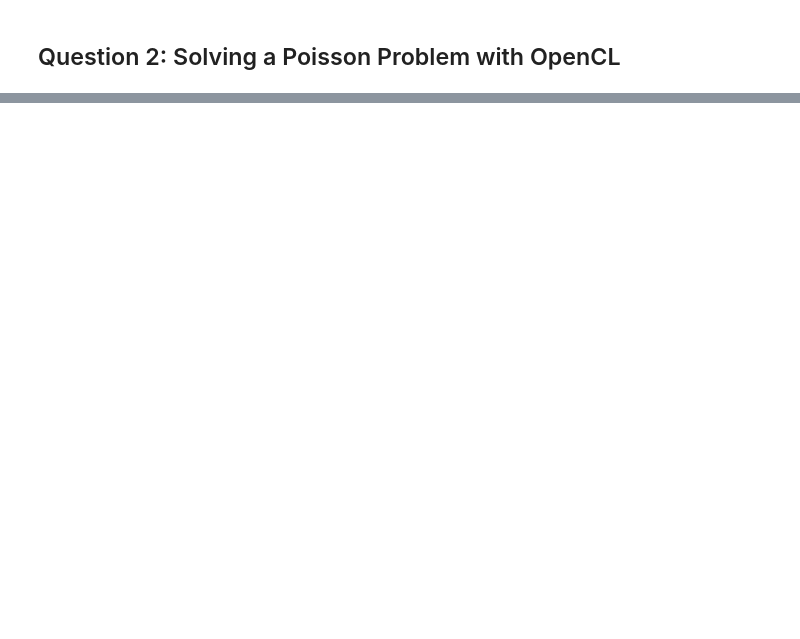
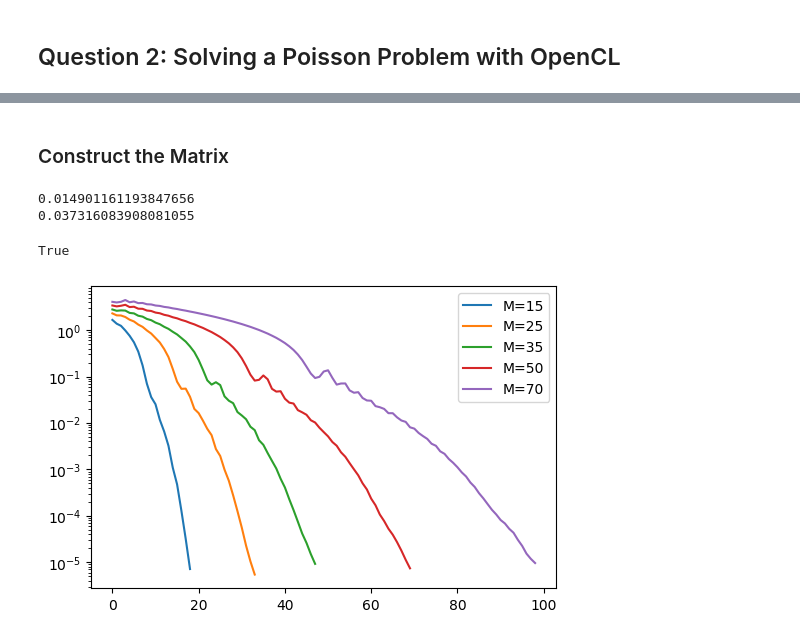
Before and after one commit to sheeshee/High-Performance-Computing-Coursework, a Jupyter notebook: Assignment 2/Assignment 2 Submission.ipynb, the cells around one changed output, grey strips where cells are left out. Saved outputs shown, nothing was run; the diff lists cells and outputs as text; code cells hidden in the pictures; blank space fills up the shorter version.

```diff
--- a/Assignment 2/Assignment 2 Submission.ipynb
+++ b/Assignment 2/Assignment 2 Submission.ipynb
@@ -345,0 +282,2 @@ def initialise_Poisson_kernel(A_matrix):
+# %% [markdown]
+### Construct the Matrix
@@ -345,0 +358,66 @@ def initialise_Poisson_kernel(A_matrix):
+# %%
+Nop, A_sp = generate_operator_matrix(75)
+sparse_matrix = (A_sp.indptr, A_sp.indices, A_sp.data)
+CGLop = OpenCL_LOp(Nop, Nop, sparse_matrix)
+
+with Timer() as t:
+    u_Asp, info_Asp = cg(A_sp, np.ones(Nop))
+print(t.interval)
+
+with Timer() as t:
+    u_lop, info_lop = cg(CGLop, np.ones(Nop))
+print(t.interval)
+
+# print(np.linalg.norm(u_Asp - u_lop))
+# print(u_lop)
+# print(u_Asp)
+np.allclose(u_lop, u_Asp)
+# %% [output]
+0.014901161193847656
+0.037316083908081055
+True
+# %%
+def measure_convergence(LOP, Nop):
+    """
+    For each iterate, measure and record the residual.
+    """
+    b = np.ones(Nop)
+    record = []
+    def residual(u):
+        """
+        Calculate the residual.
+        """
+        residual = np.linalg.norm(b-LOP.matvec(u), 2)/np.linalg.norm(b)
+        record.append(residual)
+    # Execute solve and return results
+    usol, info = cg(LOP, b, callback=residual)
+    return usol, record
+
+
+def multi_N_convergence(N_list):
+    """
+    Solves the problem and measures convergence
+    for each problem of size given in the list.
+    """
+    multi_residuals = []
+    muti_iterates = []
+    for N in N_list:
+        Nop, A_sp = generate_operator_matrix(N)
+        sparse_matrix = (A_sp.indptr, A_sp.indices, A_sp.data)
+        CGLop = OpenCL_LOp(Nop, Nop, sparse_matrix)
+        _, residuals = measure_convergence(CGLop, Nop)
+        iterates = [i for i, _ in enumerate(residuals)]
+        multi_residuals.append(residuals)
+        muti_iterates.append(iterates)
+    return muti_iterates, multi_residuals
+# %%
+N_list = [15, 25, 35, 50, 70]
+iterations, residuals_list = multi_N_convergence(N_list)
+for N, iterates, residuals in zip(N_list, iterations, residuals_list):
+    plt.semilogy(iterates, residuals, label='M=%i'%N)
+    plt.legend()
+fig = plt.gcf()
+fig.set_dpi(100)
+plt.show()
+# %% [output]
+[figure, added]
```
Also changed, not shown: parts of 12 cells of this notebook.
